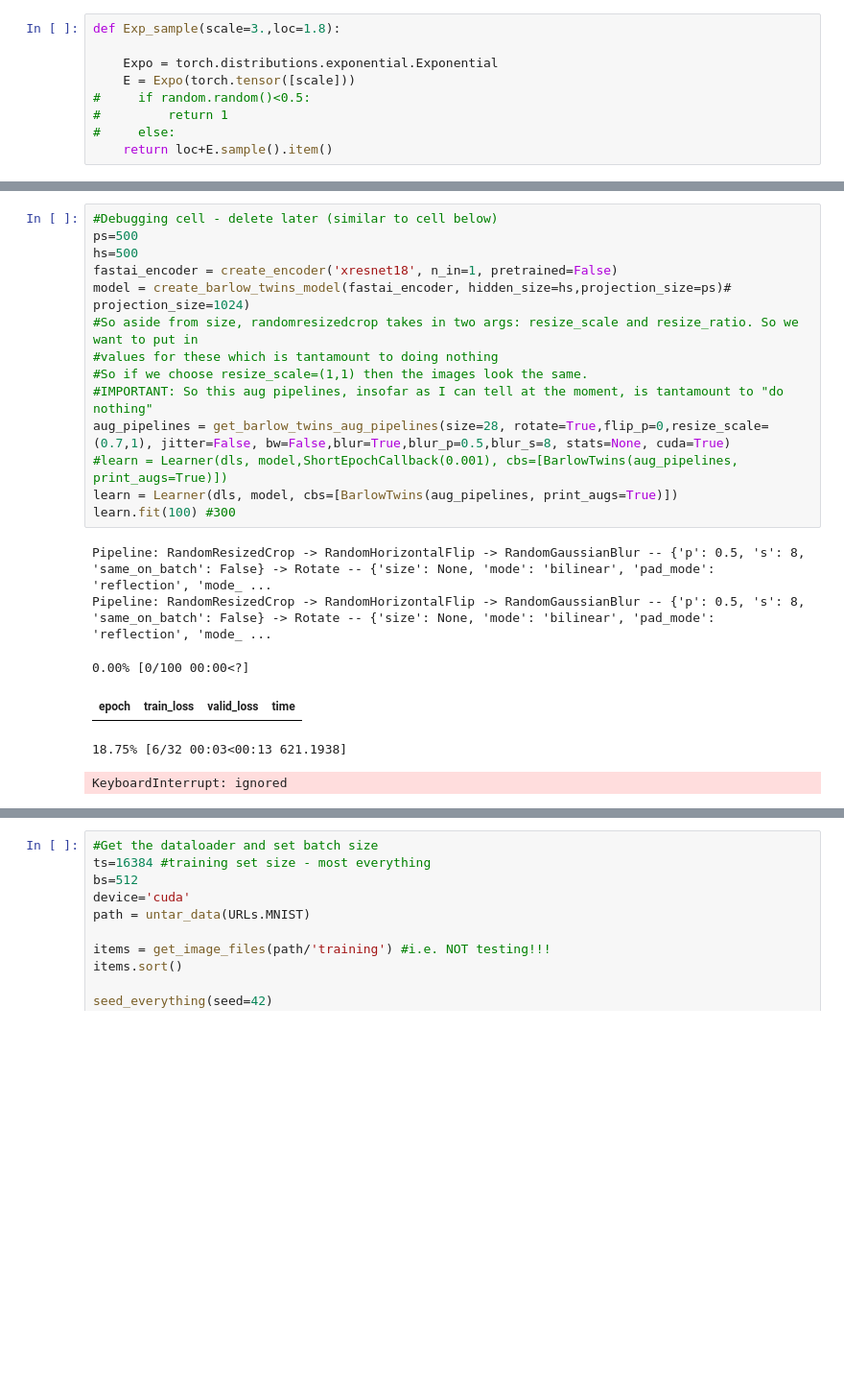
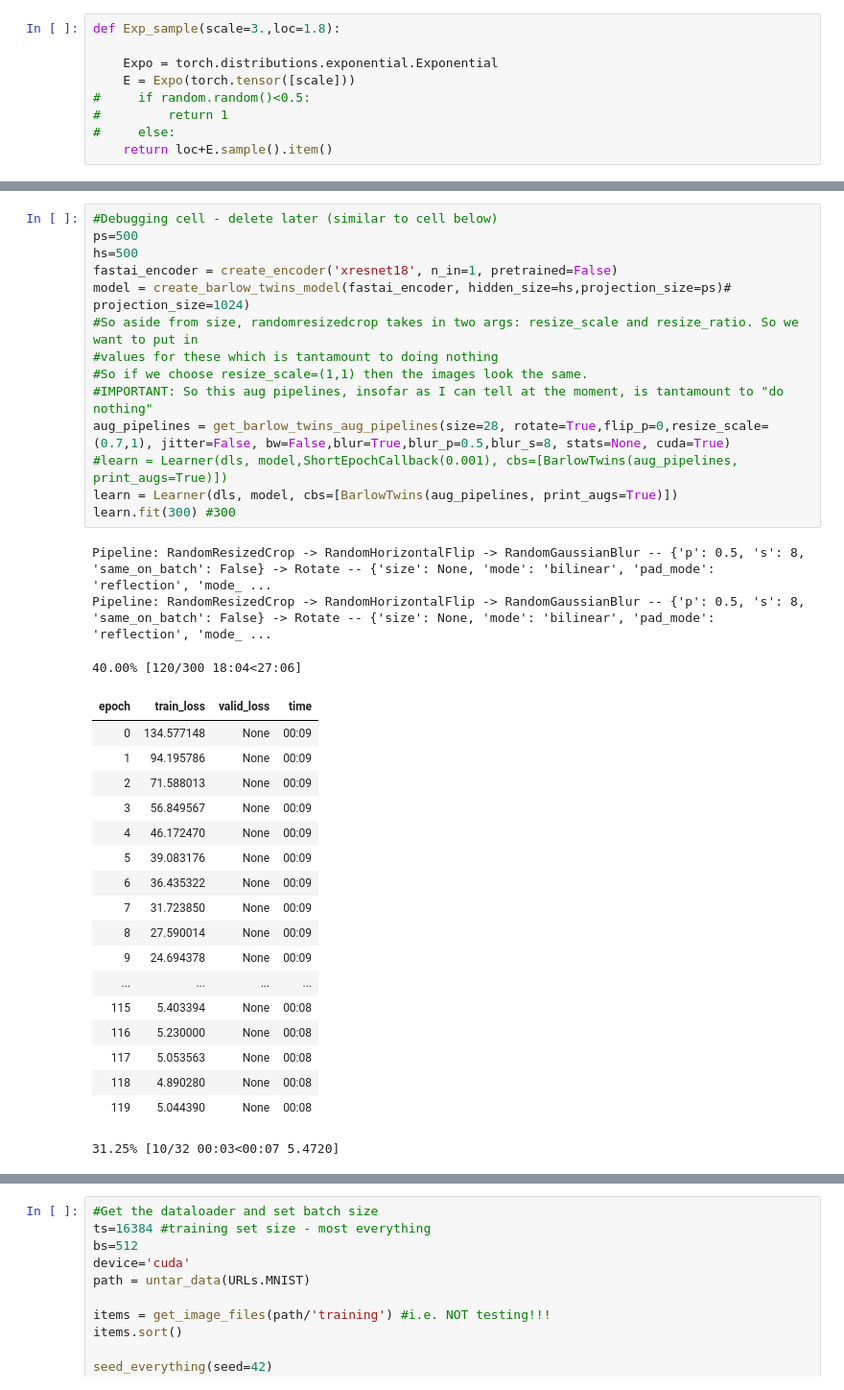
Before and after one commit to hamish-haggerty/AI-hacking, a Jupyter notebook: SSL/BT_MNIST_new.ipynb, the cells around one changed output, grey strips where cells are left out. Shown at 96% size. Saved outputs shown, nothing was run; the diff lists cells and outputs as text; blank space fills up the shorter version.

```diff
--- a/SSL/BT_MNIST_new.ipynb
+++ b/SSL/BT_MNIST_new.ipynb
@@ -289,24 +289,39 @@ class BarlowTwins(Callback):
 # %%
 #Debugging cell - delete later (similar to cell below)
 ps=500
 hs=500
 fastai_encoder = create_encoder('xresnet18', n_in=1, pretrained=False)
 model = create_barlow_twins_model(fastai_encoder, hidden_size=hs,projection_size=ps)# projection_size=1024)
 #So aside from size, randomresizedcrop takes in two args: resize_scale and resize_ratio. So we want to put in
 #values for these which is tantamount to doing nothing
 #So if we choose resize_scale=(1,1) then the images look the same.
 #IMPORTANT: So this aug pipelines, insofar as I can tell at the moment, is tantamount to "do nothing"
 aug_pipelines = get_barlow_twins_aug_pipelines(size=28, rotate=True,flip_p=0,resize_scale=(0.7,1), jitter=False, bw=False,blur=True,blur_p=0.5,blur_s=8, stats=None, cuda=True)
 #learn = Learner(dls, model,ShortEpochCallback(0.001), cbs=[BarlowTwins(aug_pipelines, print_augs=True)])
 learn = Learner(dls, model, cbs=[BarlowTwins(aug_pipelines, print_augs=True)])
-learn.fit(100) #300
+learn.fit(300) #300
 # %% [output]
 Pipeline: RandomResizedCrop -> RandomHorizontalFlip -> RandomGaussianBlur -- {'p': 0.5, 's': 8, 'same_on_batch': False} -> Rotate -- {'size': None, 'mode': 'bilinear', 'pad_mode': 'reflection', 'mode_ ...
 Pipeline: RandomResizedCrop -> RandomHorizontalFlip -> RandomGaussianBlur -- {'p': 0.5, 's': 8, 'same_on_batch': False} -> Rotate -- {'size': None, 'mode': 'bilinear', 'pad_mode': 'reflection', 'mode_ ...
-0.00% [0/100 00:00<?]
+40.00% [120/300 18:04<27:06]
 | epoch | train_loss | valid_loss | time |
+| 0 | 134.577148 | None | 00:09 |
+| 1 | 94.195786 | None | 00:09 |
+| 2 | 71.588013 | None | 00:09 |
+| 3 | 56.849567 | None | 00:09 |
+| 4 | 46.172470 | None | 00:09 |
+| 5 | 39.083176 | None | 00:09 |
+| 6 | 36.435322 | None | 00:09 |
+| 7 | 31.723850 | None | 00:09 |
+| 8 | 27.590014 | None | 00:09 |
+| 9 | 24.694378 | None | 00:09 |
+| ... | ... | ... | ... |
+| 115 | 5.403394 | None | 00:08 |
+| 116 | 5.230000 | None | 00:08 |
+| 117 | 5.053563 | None | 00:08 |
+| 118 | 4.890280 | None | 00:08 |
+| 119 | 5.044390 | None | 00:08 |
-18.75% [6/32 00:03<00:13 621.1938]
+31.25% [10/32 00:03<00:07 5.4720]
-KeyboardInterrupt: ignored
 # %%
 def seed_everything(seed=42):
     """"
```
Also changed, not shown: parts of 4 cells of this notebook.
